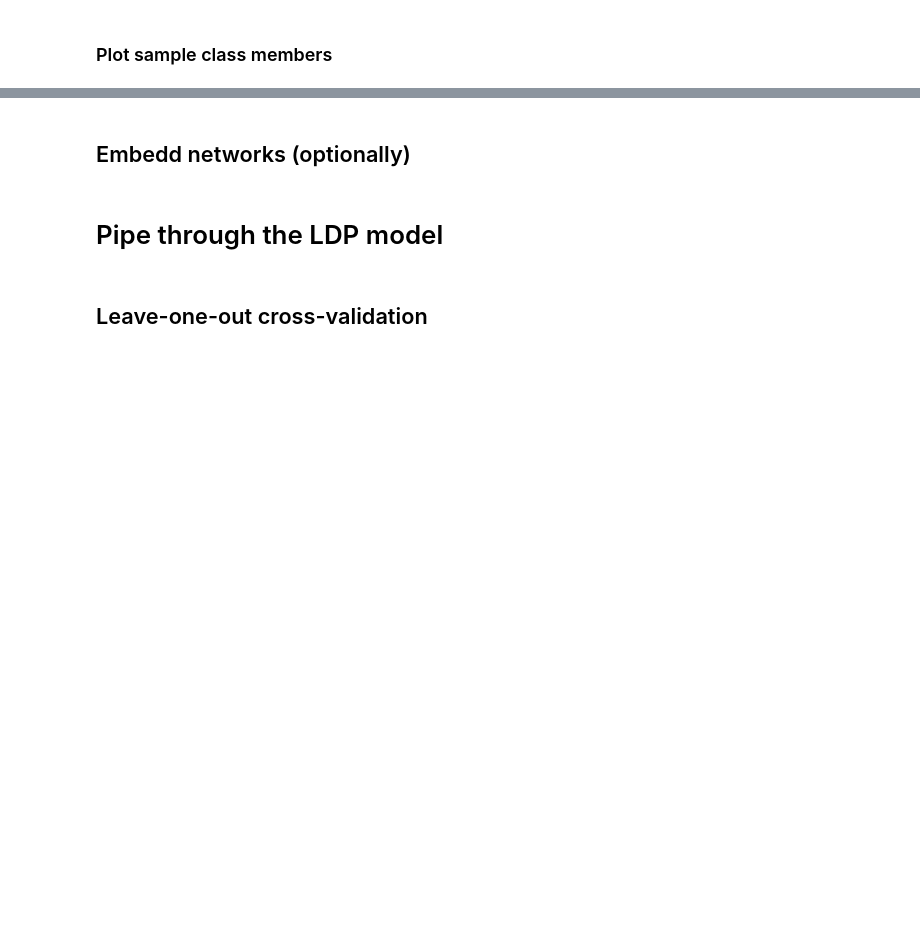
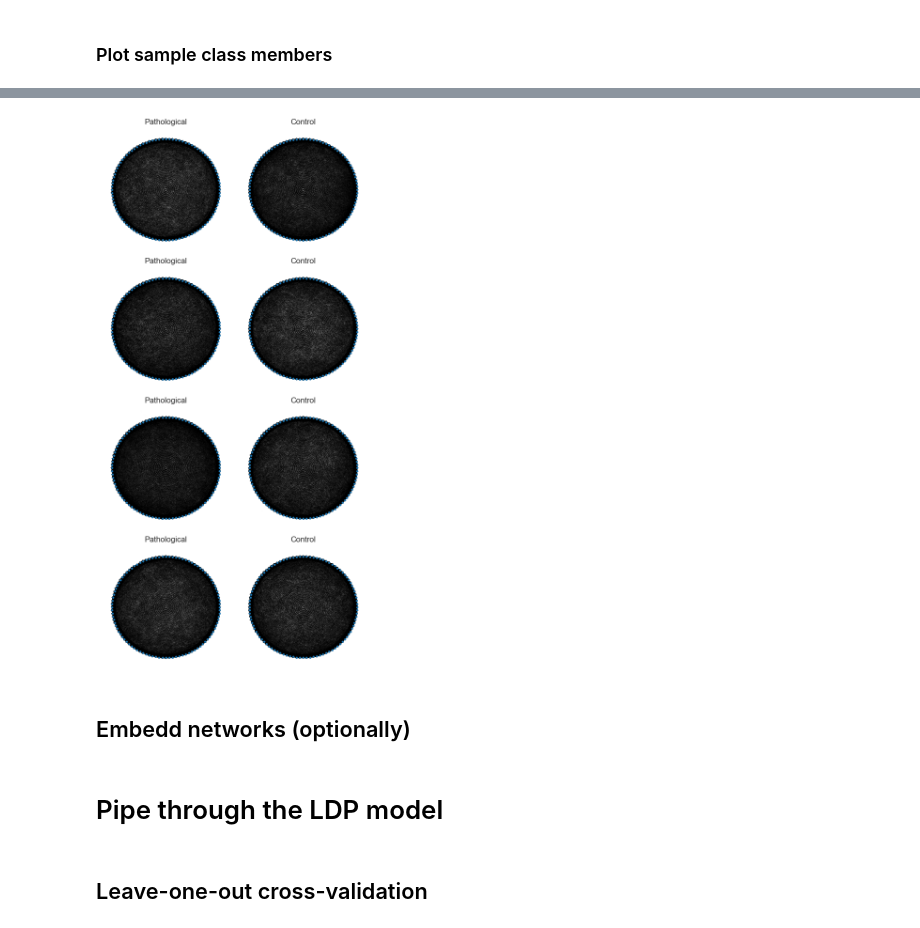
Before and after one commit to Wotaker/masters-thesis, a Jupyter notebook: master_thesis/training/train.ipynb, the cells around one changed output, grey strips where cells are left out. Cells and saved outputs as stored; diff of their text form; code cells hidden in the pictures; blank space fills up the shorter version.

```diff
--- a/master_thesis/training/train.ipynb
+++ b/master_thesis/training/train.ipynb
@@ -48,3 +46,8 @@ plot_sample_networks(X, y, rows=4)
+# %%
+# Plot sample networks
+plot_sample_networks(X, y, rows=4, save_path="stroke_sample.png")
+# %% [output]
+[figure, added]
 # %% [markdown]
 ## Embedd networks (optionally)
 # %%
```
Also changed, not shown: parts of 8 cells of this notebook, 1 other file.
